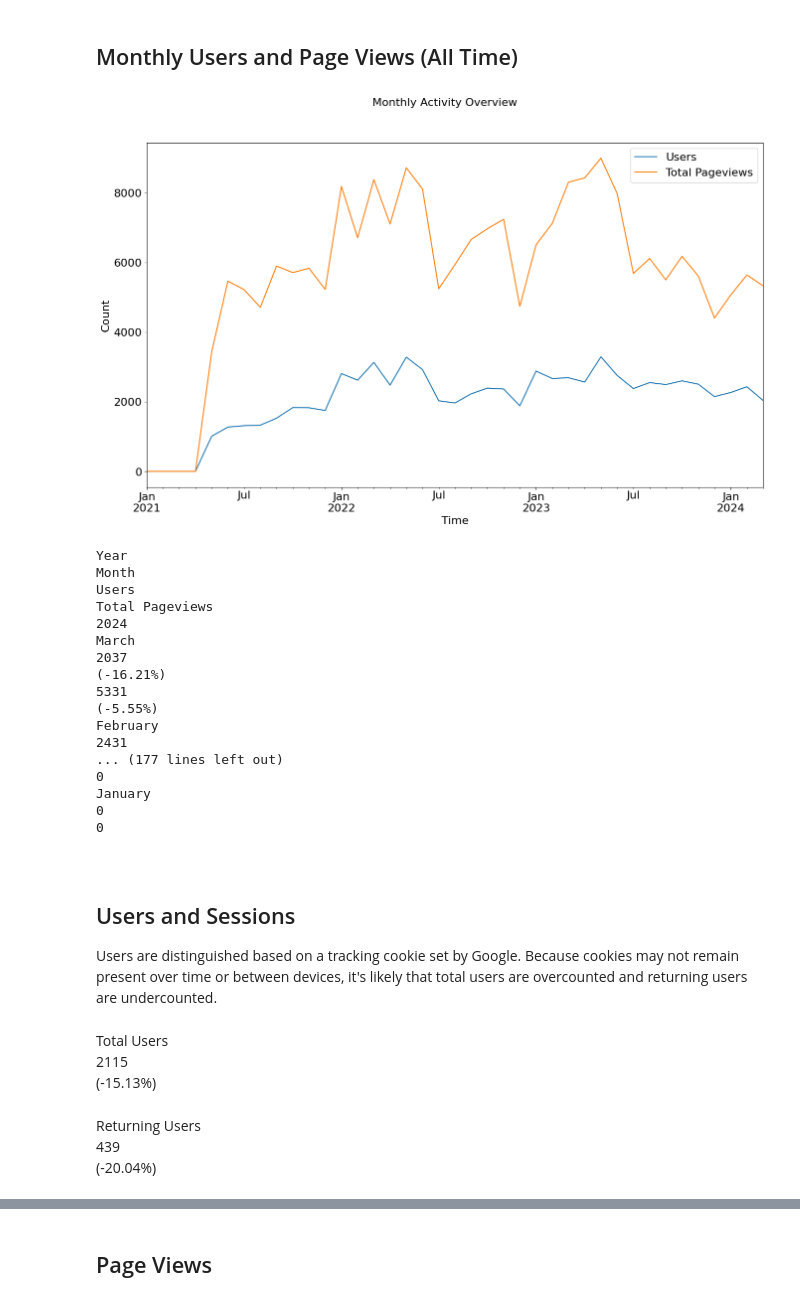
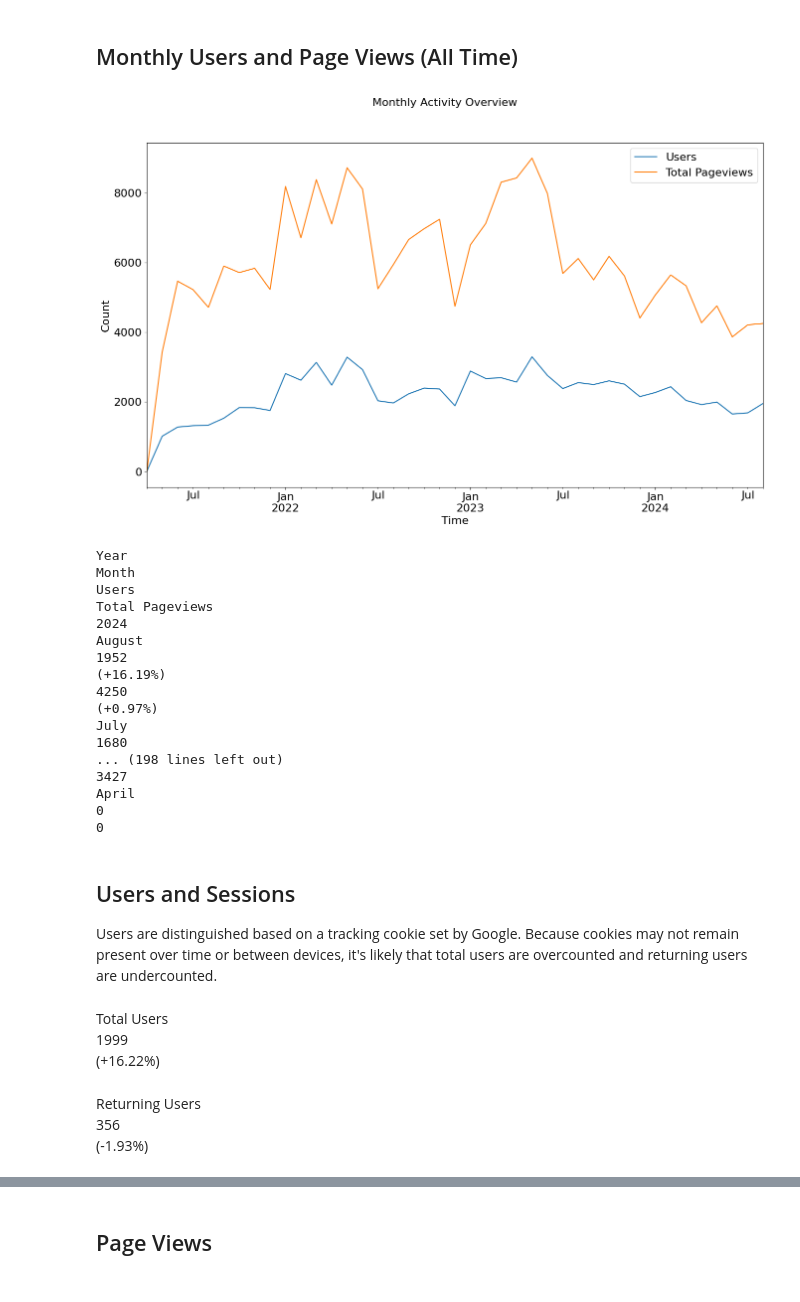
Before and after one commit to anvilproject/anvil-portal, a Jupyter notebook: analytics/anvil-analytics-portal/portal-analytics.ipynb, the cells around one changed output, grey strips where cells are left out. Cells and saved outputs as stored; diff of their text form; code cells hidden in the pictures.

```diff
--- a/analytics/anvil-analytics-portal/portal-analytics.ipynb
+++ b/analytics/anvil-analytics-portal/portal-analytics.ipynb
@@ -46,8 +46,8 @@ PRE_AUDIENCE_EXCLUDE_PAGES_FILTER = "landingPagePlusQueryString!=/guides/content
 EXCLUDE_PAGES_FILTER = {"filter": {"fieldName": "audienceId", "numericFilter": {"operation": "EQUAL", "value": {"doubleValue": 5559548544}}}}
 ANALYTICS_START = "2021-01-01"
 TODAY = 'today'
-PERIOD = "2024-07"
-PREV_PERIOD = "2024-06"
+PERIOD = "2024-08"
+PREV_PERIOD = "2024-07"
 
 GA3_END = "2023-06-30"
 GA4_START = "2023-07-01"
@@ -92,9 +92,9 @@ ac.init_tables()
 # %% [markdown]
 ## Monthly Users and Page Views (All Time)
 # %%
-users_over_time_table = anvil.plot_users_over_time(start_date=GA4_START, end_date=TODAY, **default_params_portal)
+users_over_time_table = anvil.plot_users_over_time(start_date=GA4_START, end_date=TODAY, split_vertical=[38], **default_params_portal)
 # %% [output]
-[figure, old version]
+[figure, new version]
 # %%
 display(users_over_time_table)
 # %% [output]
@@ -103,20 +103,18 @@ Month
 Users
 Total Pageviews
 2024
-March
-2037
-(-16.21%)
-5331
-(-5.55%)
-February
-2431
-... (177 lines left out)
-0
-January
+August
+1952
+(+16.19%)
+4250
+(+0.97%)
+July
+1680
+... (198 lines left out)
+3427
+April
 0
 0
-# %% [markdown]
-<div style="page-break-after: always"></div>
 # %% [markdown]
 ## Users and Sessions
 Users are distinguished based on a tracking cookie set by Google. Because cookies may not remain present over time or between devices, it's likely that total users are overcounted and returning users are undercounted.
@@ -124,14 +122,14 @@ Users are distinguished based on a tracking cookie set by Google. Because cookie
 ac.show_difference_table("Total Users", None, "totalUsers", None, **default_params_portal)
 # %% [output]
 Total Users
-2115
-(-15.13%)
+1999
+(+16.22%)
 # %%
 ac.show_difference_table("Returning Users", None, "totalUsers", None, dimension_filter="newVsReturning==returning", **default_params_portal)
 # %% [output]
 Returning Users
-439
-(-20.04%)
+356
+(-1.93%)
 # %%
 ac.show_difference_table("Total Visits", None, "sessions", None, **default_params_portal)
 # %% [output]
```
Also changed, not shown: parts of 21 cells of this notebook, 5 other files.
